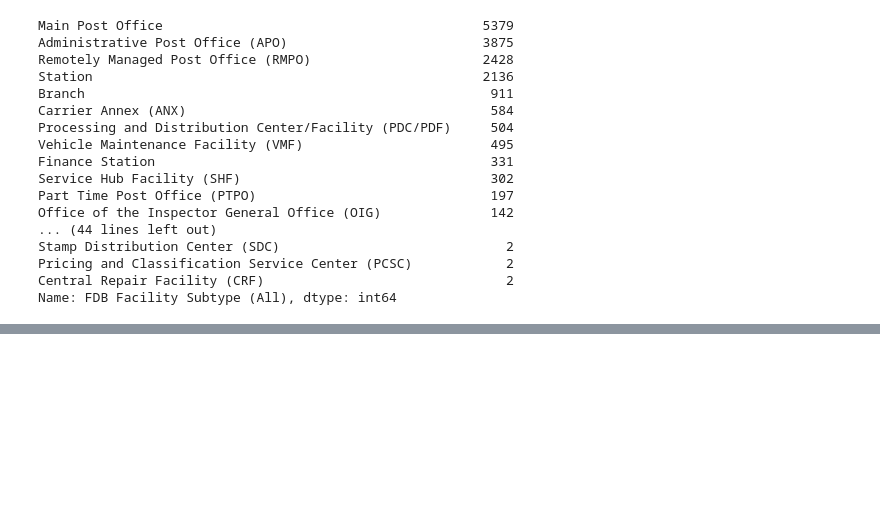
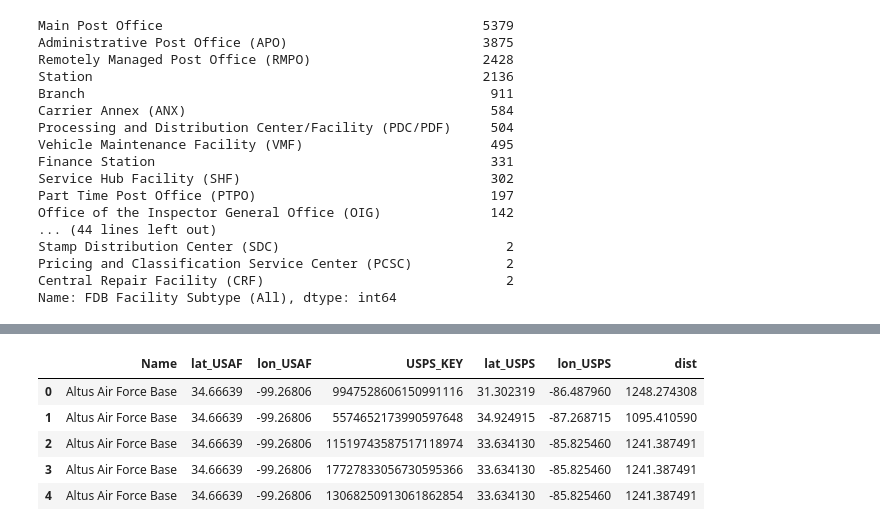
Before and after one commit to gpschnaars/dean_post, a Jupyter notebook: testing.ipynb, the cells around one changed output, grey strips where cells are left out. Cells and saved outputs as stored; diff of their text form; code cells hidden in the pictures; blank space fills up the shorter version.

```diff
--- a/testing.ipynb
+++ b/testing.ipynb
@@ -280,0 +333,20 @@ Name: FDB Facility Subtype (All), dtype: int64
+# %%
+def haversine(lat1, lon1, lat2, lon2):
+    lon1, lat1, lon2, lat2 = map(np.radians, [lon1, lat1, lon2, lat2])
+    dlon = lon2 - lon1
+    dlat = lat2 - lat1
+    a = np.sin(dlat/2.0)**2 + np.cos(lat1) * np.cos(lat2) * np.sin(dlon/2.0)**2
+    c = 2 * np.arcsin(np.sqrt(a))
+    km = 6371 * c
+    return km
+# %%
+df_crossjoin['dist'] = haversine(df_crossjoin.lat_USAF, df_crossjoin.lon_USAF, df_crossjoin.lat_USPS, df_crossjoin.lon_USPS)
+# %%
+df_crossjoin.head()
+# %% [output]
+|  | Name | lat_USAF | lon_USAF | USPS_KEY | lat_USPS | lon_USPS | dist |
+| 0 | Altus Air Force Base | 34.66639 | -99.26806 | 9947528606150991116 | 31.302319 | -86.487960 | 1248.274308 |
+| 1 | Altus Air Force Base | 34.66639 | -99.26806 | 5574652173990597648 | 34.924915 | -87.268715 | 1095.410590 |
+| 2 | Altus Air Force Base | 34.66639 | -99.26806 | 11519743587517118974 | 33.634130 | -85.825460 | 1241.387491 |
+| 3 | Altus Air Force Base | 34.66639 | -99.26806 | 17727833056730595366 | 33.634130 | -85.825460 | 1241.387491 |
+| 4 | Altus Air Force Base | 34.66639 | -99.26806 | 13068250913061862854 | 33.634130 | -85.825460 | 1241.387491 |
```
Also changed, not shown: parts of 27 cells of this notebook.
